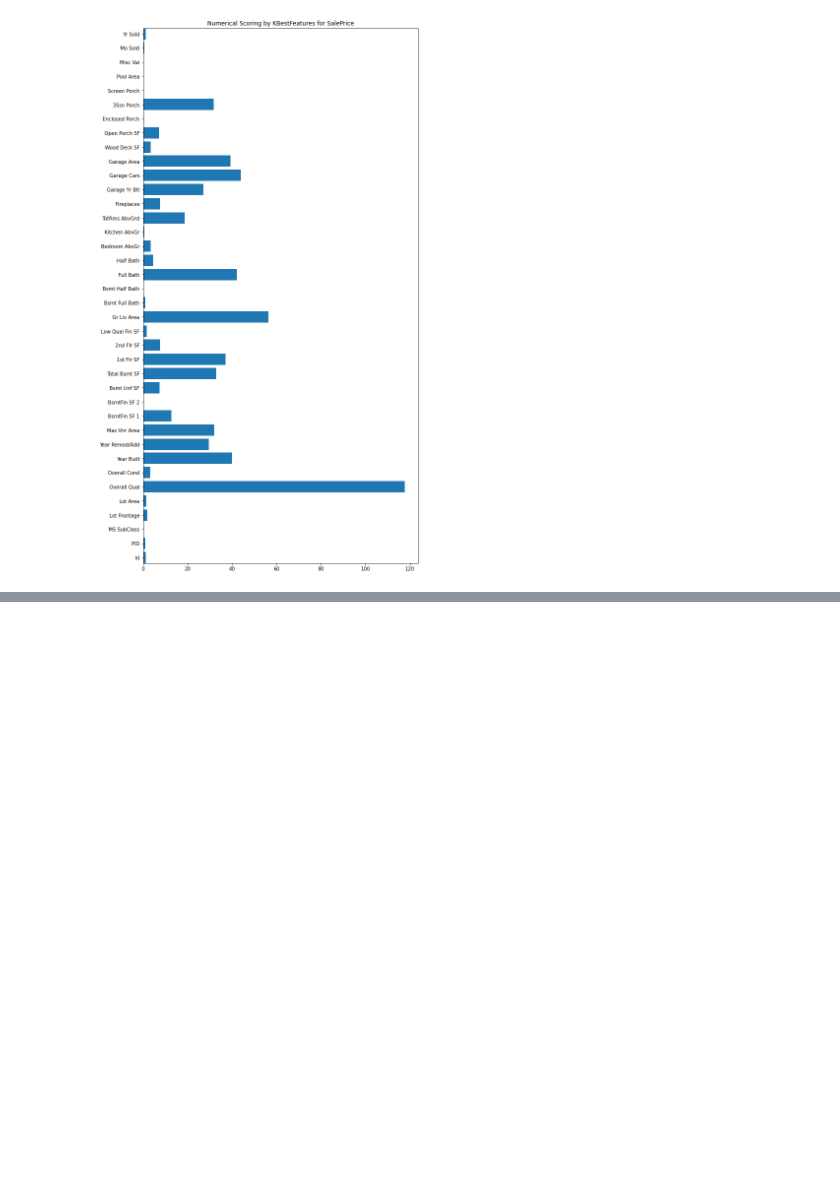
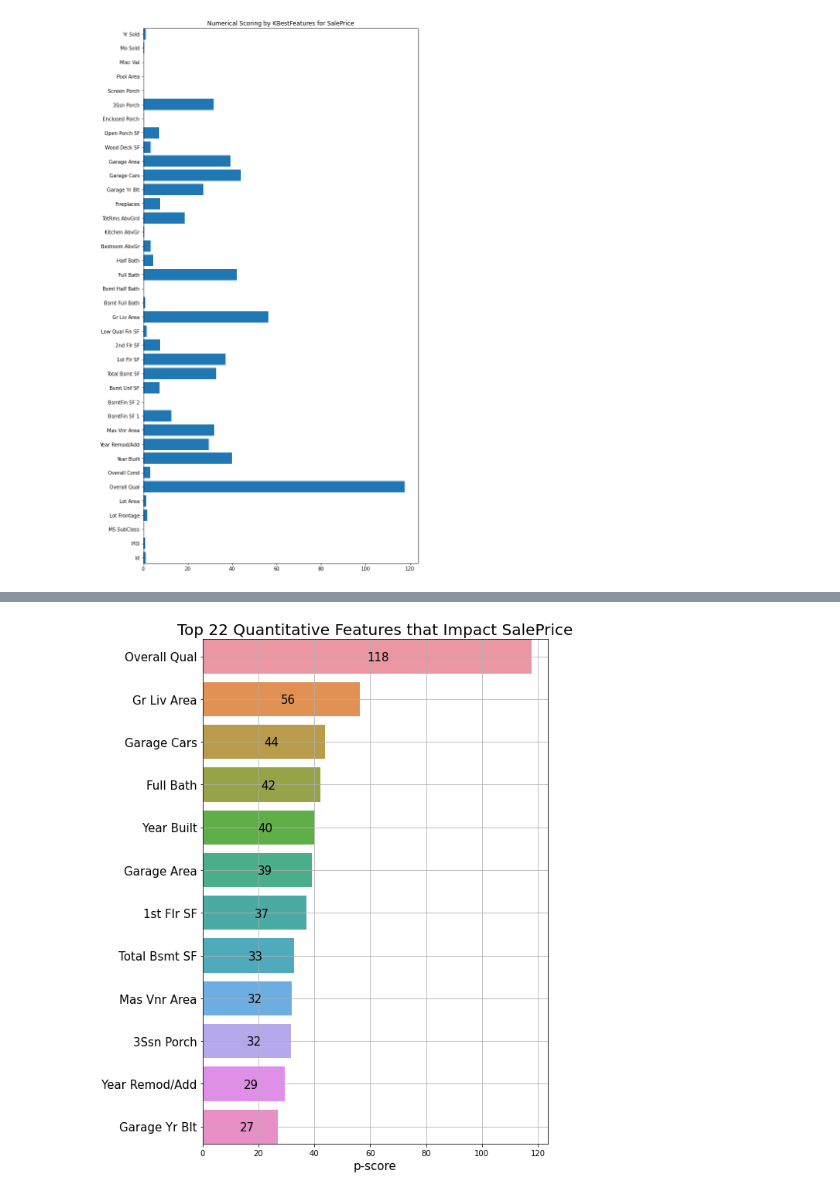
Before and after one commit to viviloaf/general-assembly, a Jupyter notebook: projects/project-2-master/main/02_Feature_Engineering_KBestFeatures.ipynb, the cells around one changed output, grey strips where cells are left out. Cells and saved outputs as stored; diff of their text form; code cells hidden in the pictures; blank space fills up the shorter version.

```diff
--- a/projects/project-2-master/main/02_Feature_Engineering_KBestFeatures.ipynb
+++ b/projects/project-2-master/main/02_Feature_Engineering_KBestFeatures.ipynb
@@ -307,4 +341,4 @@ plt.margins(y=0, tight=True)
 # %%
 df_num_scores = pd.DataFrame(scores_num, index=columns_num, columns=['pscore'])
 # %%
-df_num_scores[df_num_scores > 20].dropna().sort_values(by='pscore', ascending=False)
+df_num_scores_top_12 = df_num_scores[df_num_scores > 20].dropna().sort_values(by='pscore', ascending=False)
@@ -325,3 +363,22 @@ df_num_scores[df_num_scores > 20].dropna().sort_values(by='pscore', ascending=Fa
+# %%
+plt.figure(figsize=(8,12))
+#plt.barh(range(len(extracted_columns)), knn_score_filtered['pscore'][::-1])
+sns.barplot(data=df_num_scores_top_12.T, orient='horizontal')
+plt.yticks(range(len(extracted_columns)), df_num_scores_top_12.T.columns, rotation='horizontal', fontsize=15)
+plt.xlabel('p-score', fontsize=15)
+plt.title('Top 22 Quantitative Features that Impact SalePrice', fontsize=20)
+plt.grid()
+plt.margins(y=0, tight=True)
+
+for index, value in enumerate([i for i in df_num_scores_top_12['pscore']]):
+    plt.text(value/2, index+0.1, str(round(value)), fontsize=15)
+plt.savefig(
+    '/home/blue/general-assembly/dsir-824/submissions/projects/project-2-master/images/quan-top22.png',
+    transparent=False,
+    bbox_inches='tight',
+    pad_inches=0.2,)
+# %% [output]
+[figure, added]
 # %%
 # This gives me another set of numbers to work with. I generally want to stick with the best features that correlate the most
 
```
Also changed, not shown: parts of 15 cells of this notebook.
